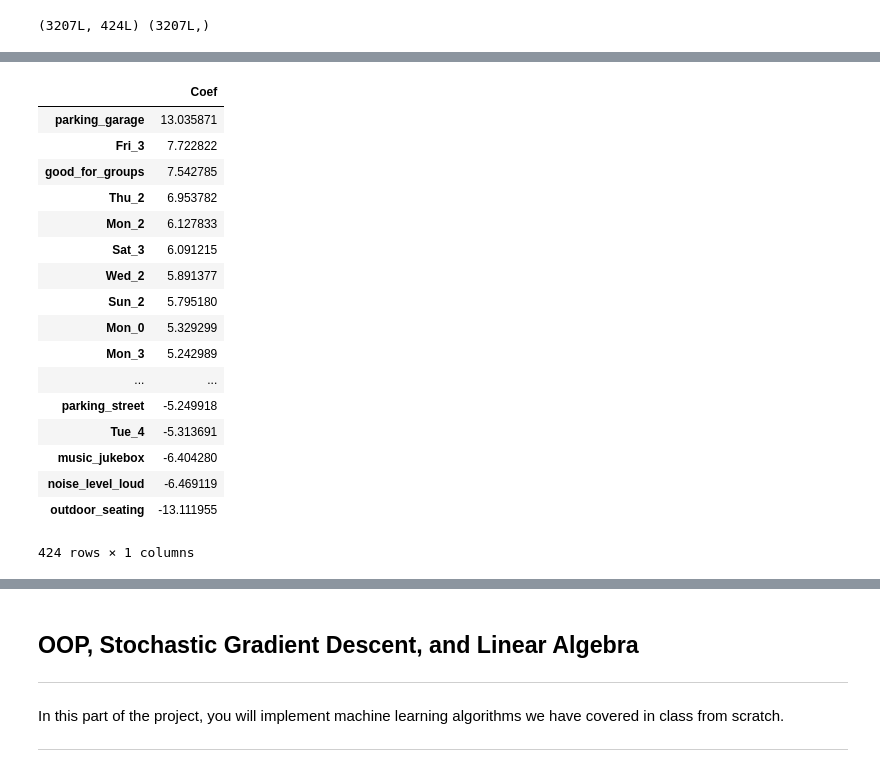
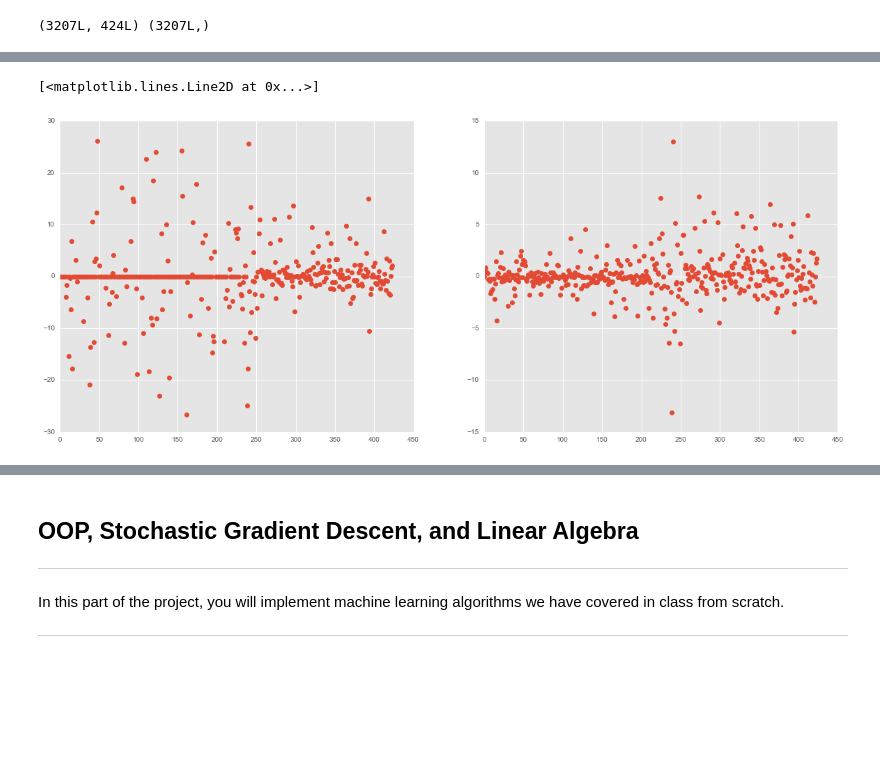
Before and after one commit to JC-Cheng/Data_Science, a Jupyter notebook: Projects/Project_4/project-4.ipynb, the cells around one changed output, grey strips where cells are left out. Cells and saved outputs as stored; diff of their text form; code cells hidden in the pictures; blank space fills up the shorter version.

```diff
--- a/Projects/Project_4/project-4.ipynb
+++ b/Projects/Project_4/project-4.ipynb
@@ -522,7 +521,6 @@ print 'Recall:', recall_score(y, y_pred)
 Precision: 0.823584029712
 Recall: 0.882587064677
 # %%
-model = LogisticRegressionCV(Cs=10, cv=10, n_jobs=-1,penalty='l1',solver= 'liblinear')
-model.fit(Z,y)
-y_pred =model.predict(Z)
-1.0 * sum(y == y_pred) / len(y)
+L1_model = LogisticRegressionCV(Cs=10, cv=10, n_jobs=-1,penalty='l1',solver= 'liblinear')
+L1_model.fit(Z,y)
+y_pred_L1 =L1_model.predict(Z)
@@ -539,2 +535,3 @@ Recall: 0.880099502488
 # %%
-coef = pd.DataFrame(model.coef_.T, columns=['Coef'],index=business_df.columns.tolist()[1:])
+coef = pd.DataFrame({'COEF_L1': np.ravel(L1_model.coef_), 'COEF_L2': np.ravel(L2_model.coef_)},
+                    index=business_df.columns.tolist()[1:])
@@ -575,21 +538,8 @@ coef[coef['Coef'].abs() > 0.000001].sort_values('Coef',ascending=False)
-# %%
-coefs[coefs['Coef'].abs() > 0.000001].sort_values('Coef',ascending=False)
-# %% [output]
-|  | Coef |
-| parking_garage | 13.035871 |
-| Fri_3 | 7.722822 |
-| good_for_groups | 7.542785 |
-| Thu_2 | 6.953782 |
-| Mon_2 | 6.127833 |
-| Sat_3 | 6.091215 |
-| Wed_2 | 5.891377 |
-| Sun_2 | 5.795180 |
-| Mon_0 | 5.329299 |
-| Mon_3 | 5.242989 |
-| ... | ... |
-| parking_street | -5.249918 |
-| Tue_4 | -5.313691 |
-| music_jukebox | -6.404280 |
-| noise_level_loud | -6.469119 |
-| outdoor_seating | -13.111955 |
-424 rows × 1 columns
+# %%
+f, (ax1, ax2) = plt.subplots(1, 2, figsize=(20,8))
+
+ax1.plot(range(coef.shape[0]),coef.COEF_L1,marker='o',ls='')
+ax2.plot(range(coef.shape[0]),coef.COEF_L2,marker='o',ls='')
+# %% [output]
+[<matplotlib.lines.Line2D at 0x...>]
+[figure, added]
```
Also changed, not shown: parts of 25 cells of this notebook.
